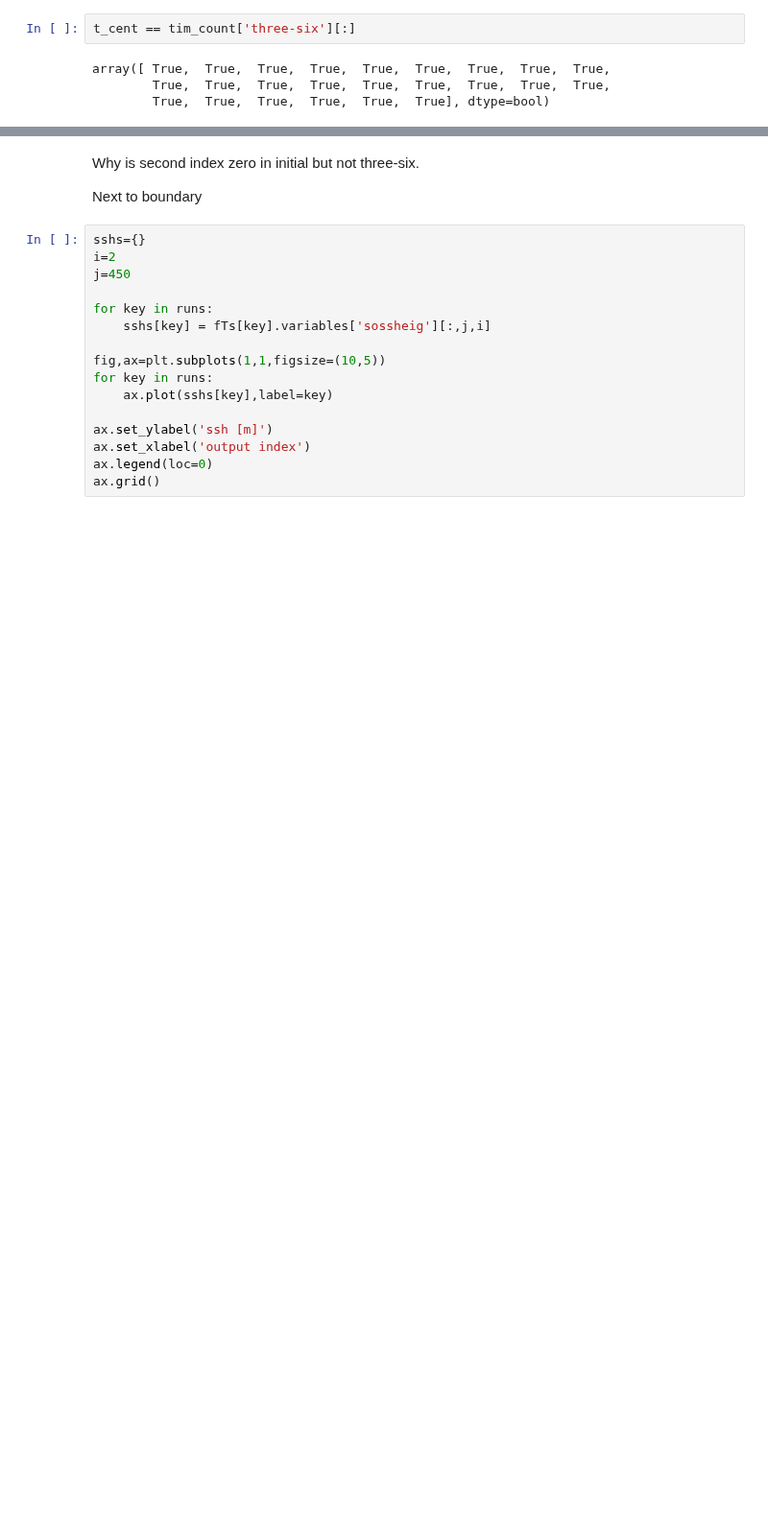
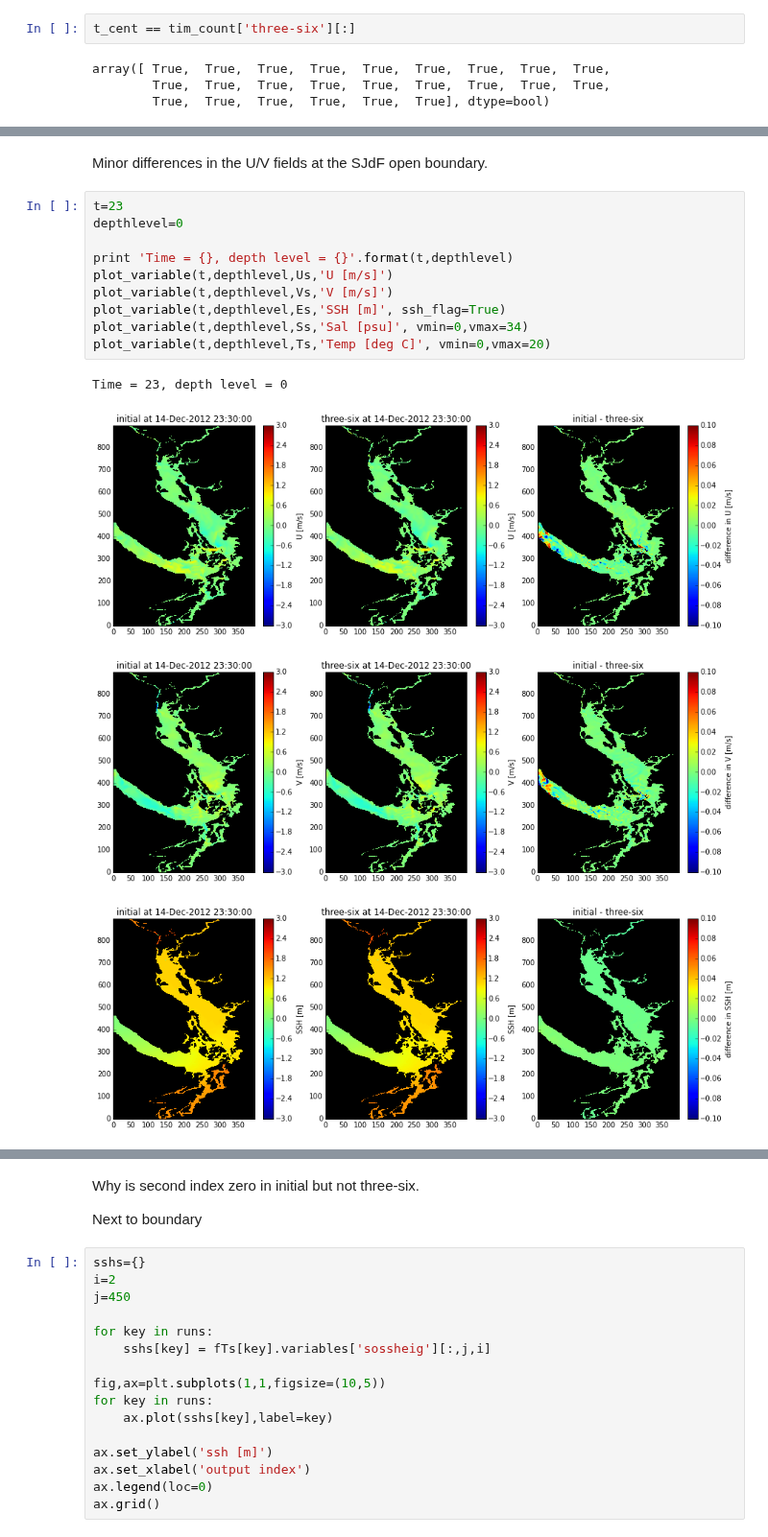
Before and after one commit to SalishSeaCast/analysis, a Jupyter notebook: merge_compare/mergeCompare.ipynb, the cells around one changed output, grey strips where cells are left out. Shown at 96% size. Saved outputs shown, nothing was run; the diff lists cells and outputs as text; blank space fills up the shorter version.

```diff
--- a/merge_compare/mergeCompare.ipynb
+++ b/merge_compare/mergeCompare.ipynb
@@ -190,0 +168,17 @@ Now look at Juan de Fuca ssh over time
+# %% [markdown]
+Minor differences in the U/V fields at the SJdF open boundary.
+# %%
+t=23
+depthlevel=0
+
+print 'Time = {}, depth level = {}'.format(t,depthlevel)
+plot_variable(t,depthlevel,Us,'U [m/s]')
+plot_variable(t,depthlevel,Vs,'V [m/s]')
+plot_variable(t,depthlevel,Es,'SSH [m]', ssh_flag=True)
+plot_variable(t,depthlevel,Ss,'Sal [psu]', vmin=0,vmax=34)
+plot_variable(t,depthlevel,Ts,'Temp [deg C]', vmin=0,vmax=20)
+# %% [output]
+Time = 23, depth level = 0
+[figure, added]
+[figure, added]
+[figure, added]
```
Also changed, not shown: parts of 29 cells of this notebook.
